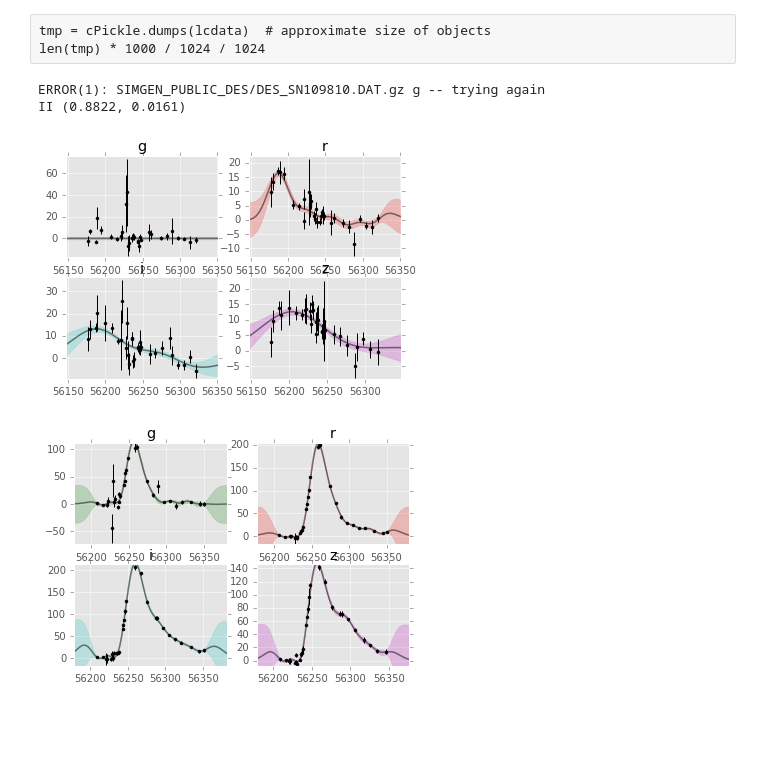
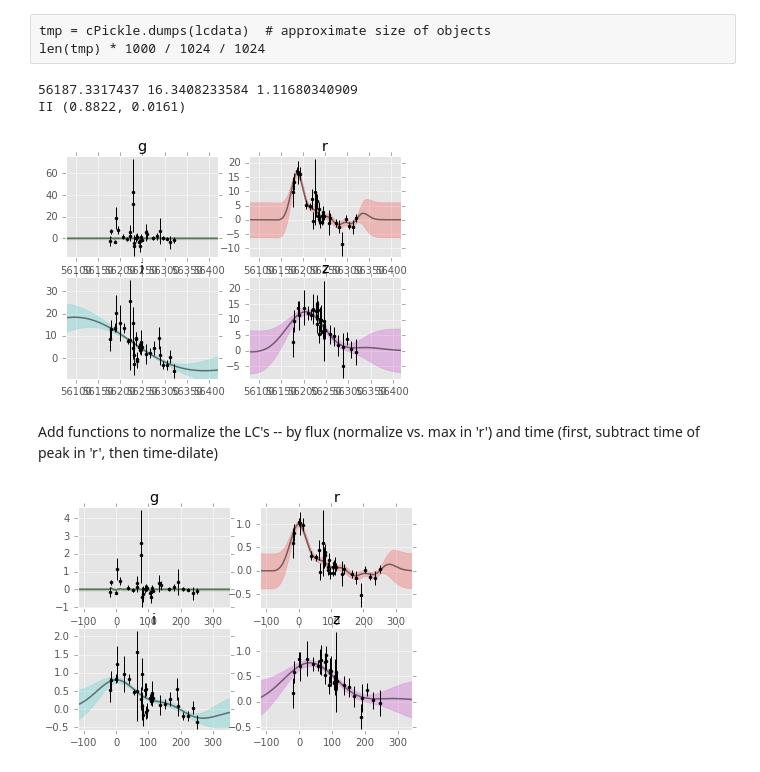
Before and after one commit to djreiss/SNclass, a Jupyter notebook: SNclass-latest.ipynb, the cells around one changed output. Drawn from its saved outputs; the diff is of its cells as text; code cells hidden in the pictures; blank space fills up the shorter version.

Commit message:
add normalizer. still doesnt work right now

```diff
--- a/SNclass-latest.ipynb
+++ b/SNclass-latest.ipynb
@@ -94,16 +87,19 @@ len(tmp) * 1000 / 1024 / 1024
 # %%
 reload(SNclass)
 f = 'SIMGEN_PUBLIC_DES/DES_SN109810.DAT.gz'
-obs, metadata, gps = SNclass.SNPhot_fitter(f)
-print metadata['sim_type'], metadata['hostz']
-SNclass.SNPhot_plotter(obs, gps)
+snc = SNclass.SNclass(f)
+print snc.metadata['sim_type'], snc.metadata['hostz']
+snc.plot()
 # %% [output]
-ERROR(1): SIMGEN_PUBLIC_DES/DES_SN109810.DAT.gz g -- trying again
+56187.3317437 16.3408233584 1.11680340909
 II (0.8822, 0.0161)
-[figure, old version]
+[figure, new version]
+# %% [markdown]
+Add functions to normalize the LC's -- by flux (normalize vs. max in 'r') and time (first, subtract time of peak in 'r', then time-dilate)
 # %%
 reload(SNclass)
-snc = SNclass.SNclass('SIMGEN_PUBLIC_DES/DES_SN005754.DAT.gz')
-snc.plot()
+snc = SNclass.SNclass(f)
+snc.normalize()
+snc.plot(normalized=True)
 # %% [output]
-[figure, old version]
+[figure, new version]
```
Also changed, not shown: parts of 9 cells of this notebook, 1 other file.
